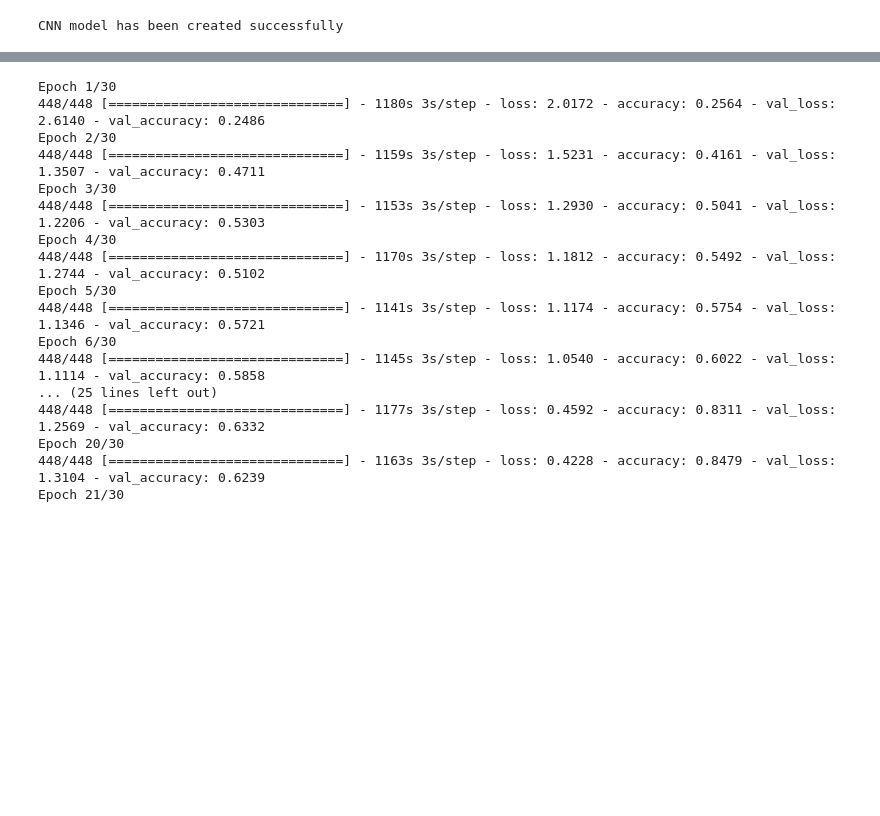
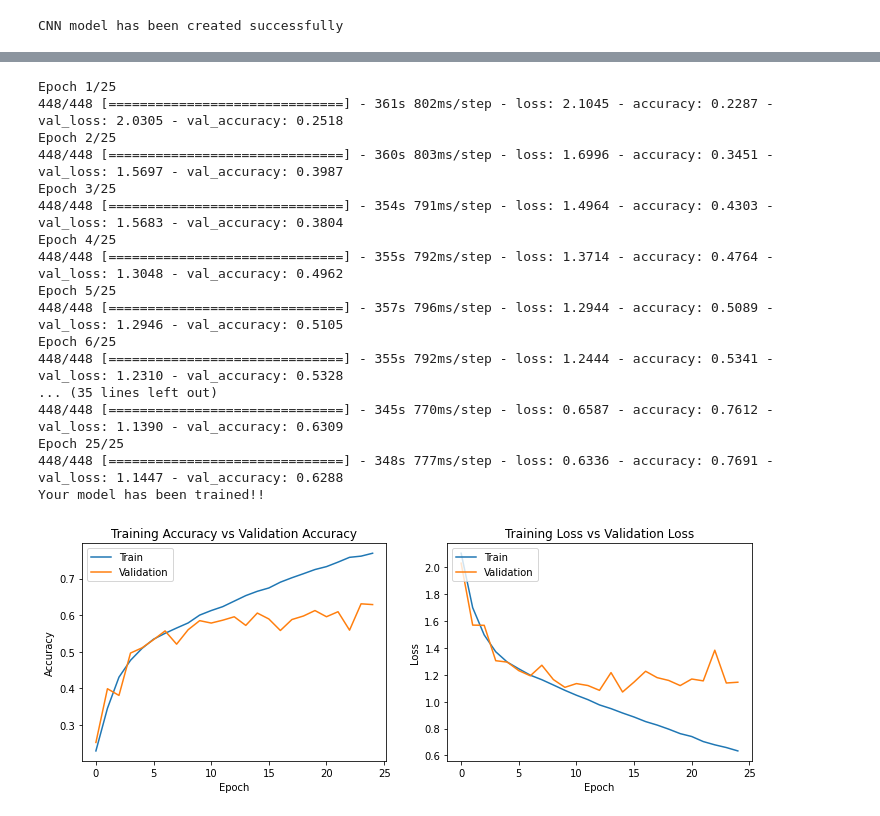
Before and after one commit to kiran2424/Live-Class-Monitoring-System-Face-emotion-Recognition-, a Jupyter notebook: Captstone_Project_5_Live_Class_Monitoring_System_[Face_emotion_Recognition]_.ipynb, the cells around one changed output, grey strips where cells are left out. Drawn from its saved outputs; the diff is of its cells as text; code cells hidden in the pictures; blank space fills up the shorter version.

```diff
--- a/Captstone_Project_5_Live_Class_Monitoring_System_[Face_emotion_Recognition]_.ipynb
+++ b/Captstone_Project_5_Live_Class_Monitoring_System_[Face_emotion_Recognition]_.ipynb
@@ -238,24 +255,48 @@ history = model.fit_generator(generator = training_set,
                               steps_per_epoch=training_set.n//training_set.batch_size,
                               validation_data = test_set,
                               validation_steps=test_set.n//test_set.batch_size,
-                              epochs = 30)
+                              epochs = 25)
 
 print('Your model has been trained!!')
 # %% [output]
-Epoch 1/30
-448/448 [==============================] - 1180s 3s/step - loss: 2.0172 - accuracy: 0.2564 - val_loss: 2.6140 - val_accuracy: 0.2486
-Epoch 2/30
-448/448 [==============================] - 1159s 3s/step - loss: 1.5231 - accuracy: 0.4161 - val_loss: 1.3507 - val_accuracy: 0.4711
-Epoch 3/30
-448/448 [==============================] - 1153s 3s/step - loss: 1.2930 - accuracy: 0.5041 - val_loss: 1.2206 - val_accuracy: 0.5303
-Epoch 4/30
-448/448 [==============================] - 1170s 3s/step - loss: 1.1812 - accuracy: 0.5492 - val_loss: 1.2744 - val_accuracy: 0.5102
-Epoch 5/30
-448/448 [==============================] - 1141s 3s/step - loss: 1.1174 - accuracy: 0.5754 - val_loss: 1.1346 - val_accuracy: 0.5721
-Epoch 6/30
-448/448 [==============================] - 1145s 3s/step - loss: 1.0540 - accuracy: 0.6022 - val_loss: 1.1114 - val_accuracy: 0.5858
-... (25 lines left out)
-448/448 [==============================] - 1177s 3s/step - loss: 0.4592 - accuracy: 0.8311 - val_loss: 1.2569 - val_accuracy: 0.6332
-Epoch 20/30
-448/448 [==============================] - 1163s 3s/step - loss: 0.4228 - accuracy: 0.8479 - val_loss: 1.3104 - val_accuracy: 0.6239
-Epoch 21/30
+Epoch 1/25
+448/448 [==============================] - 361s 802ms/step - loss: 2.1045 - accuracy: 0.2287 - val_loss: 2.0305 - val_accuracy: 0.2518
+Epoch 2/25
+448/448 [==============================] - 360s 803ms/step - loss: 1.6996 - accuracy: 0.3451 - val_loss: 1.5697 - val_accuracy: 0.3987
+Epoch 3/25
+448/448 [==============================] - 354s 791ms/step - loss: 1.4964 - accuracy: 0.4303 - val_loss: 1.5683 - val_accuracy: 0.3804
+Epoch 4/25
+448/448 [==============================] - 355s 792ms/step - loss: 1.3714 - accuracy: 0.4764 - val_loss: 1.3048 - val_accuracy: 0.4962
+Epoch 5/25
+448/448 [==============================] - 357s 796ms/step - loss: 1.2944 - accuracy: 0.5089 - val_loss: 1.2946 - val_accuracy: 0.5105
+Epoch 6/25
+448/448 [==============================] - 355s 792ms/step - loss: 1.2444 - accuracy: 0.5341 - val_loss: 1.2310 - val_accuracy: 0.5328
+... (35 lines left out)
+448/448 [==============================] - 345s 770ms/step - loss: 0.6587 - accuracy: 0.7612 - val_loss: 1.1390 - val_accuracy: 0.6309
+Epoch 25/25
+448/448 [==============================] - 348s 777ms/step - loss: 0.6336 - accuracy: 0.7691 - val_loss: 1.1447 - val_accuracy: 0.6288
+Your model has been trained!!
+# %%
+# Create plots for accuracy and loss.
+fig , ax = plt.subplots(1,2)
+train_acc = history.history['accuracy']
+train_loss = history.history['loss']
+fig.set_size_inches(12,4)
+
+ax[0].plot(history.history['accuracy'])
+ax[0].plot(history.history['val_accuracy'])
+ax[0].set_title('Training Accuracy vs Validation Accuracy')
+ax[0].set_ylabel('Accuracy')
+ax[0].set_xlabel('Epoch')
+ax[0].legend(['Train', 'Validation'], loc='upper left')
+
+ax[1].plot(history.history['loss'])
+ax[1].plot(history.history['val_loss'])
+ax[1].set_title('Training Loss vs Validation Loss')
+ax[1].set_ylabel('Loss')
+ax[1].set_xlabel('Epoch')
+ax[1].legend(['Train', 'Validation'], loc='upper left')
+
+plt.show()
+# %% [output]
+[figure, added]
```
Also changed, not shown: parts of 13 cells of this notebook.
